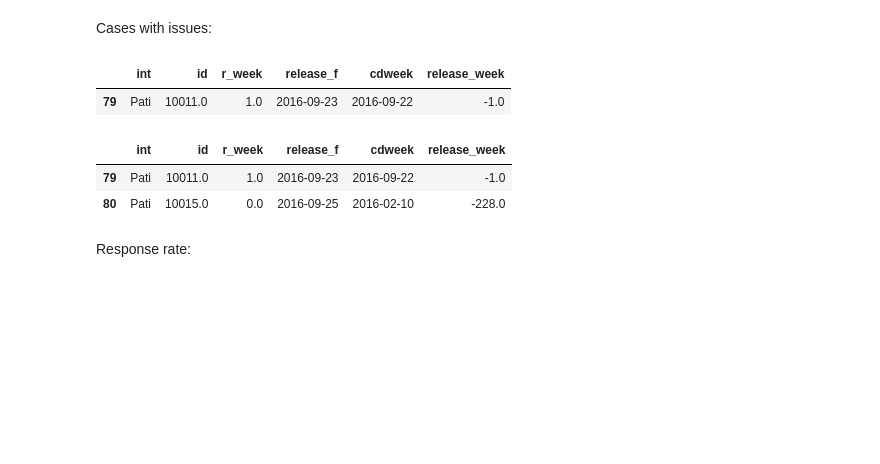
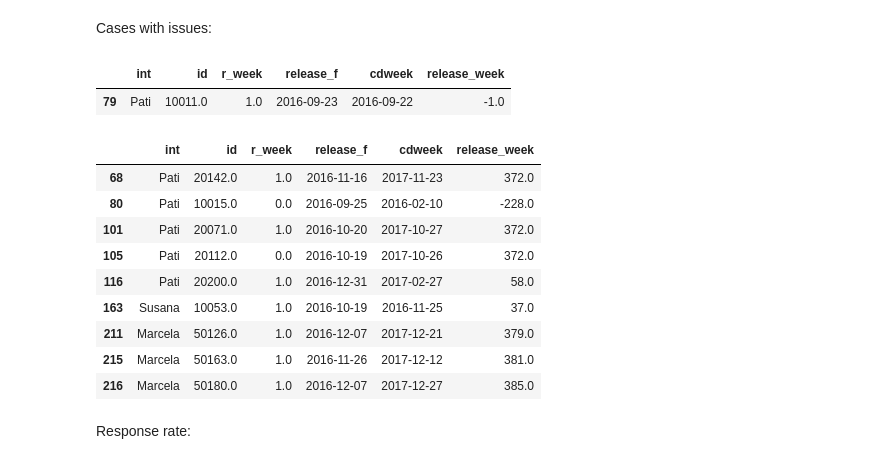
Before and after one commit to sdaza/reentry-chile, a Jupyter notebook: reports/reentry_chile_response_rates.ipynb, the cells around one changed output. Saved outputs shown, nothing was run; the diff lists cells and outputs as text; code cells hidden in the pictures; blank space fills up the shorter version.

```diff
--- a/reports/reentry_chile_response_rates.ipynb
+++ b/reports/reentry_chile_response_rates.ipynb
@@ -309,11 +310,18 @@ df.loc[s,['int', 'id', 'r_week', 'release_f', 'cdweek', 'release_week']].sort_va
 |  | int | id | r_week | release_f | cdweek | release_week |
 | 79 | Pati | 10011.0 | 1.0 | 2016-09-23 | 2016-09-22 | -1.0 |
 # %%
-df.loc[df.release_week < 0,['int', 'id', 'r_week', 'release_f', 'cdweek', 'release_week']]
+df.loc[np.abs(df.release_week) > 30,['int', 'id', 'r_week', 'release_f', 'cdweek', 'release_week']]
 # %% [output]
 |  | int | id | r_week | release_f | cdweek | release_week |
-| 79 | Pati | 10011.0 | 1.0 | 2016-09-23 | 2016-09-22 | -1.0 |
+| 68 | Pati | 20142.0 | 1.0 | 2016-11-16 | 2017-11-23 | 372.0 |
 | 80 | Pati | 10015.0 | 0.0 | 2016-09-25 | 2016-02-10 | -228.0 |
+| 101 | Pati | 20071.0 | 1.0 | 2016-10-20 | 2017-10-27 | 372.0 |
+| 105 | Pati | 20112.0 | 0.0 | 2016-10-19 | 2017-10-26 | 372.0 |
+| 116 | Pati | 20200.0 | 1.0 | 2016-12-31 | 2017-02-27 | 58.0 |
+| 163 | Susana | 10053.0 | 1.0 | 2016-10-19 | 2016-11-25 | 37.0 |
+| 211 | Marcela | 50126.0 | 1.0 | 2016-12-07 | 2017-12-21 | 379.0 |
+| 215 | Marcela | 50163.0 | 1.0 | 2016-11-26 | 2017-12-12 | 381.0 |
+| 216 | Marcela | 50180.0 | 1.0 | 2016-12-07 | 2017-12-27 | 385.0 |
 # %% [markdown]
 Response rate:
 # %%
```
Also changed, not shown: parts of 6 cells of this notebook.
